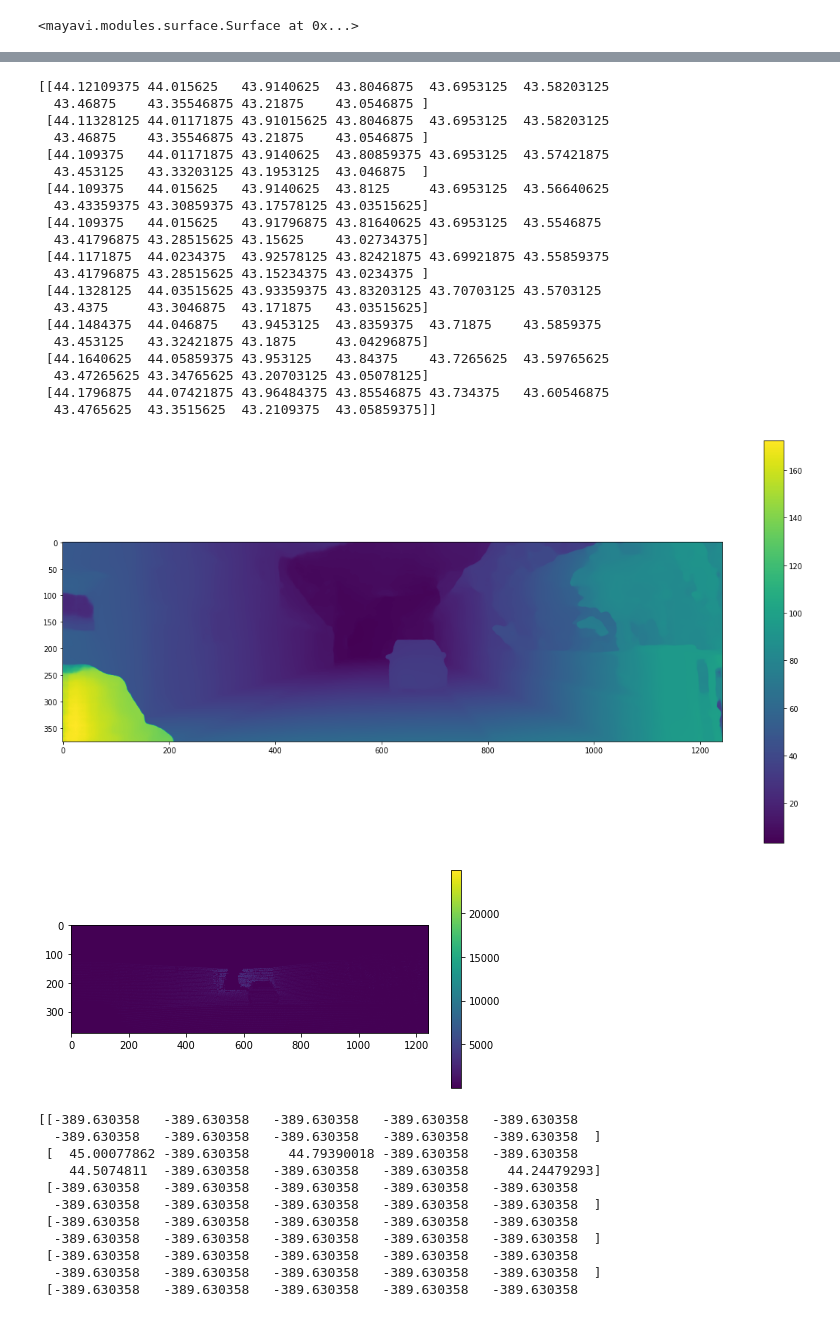
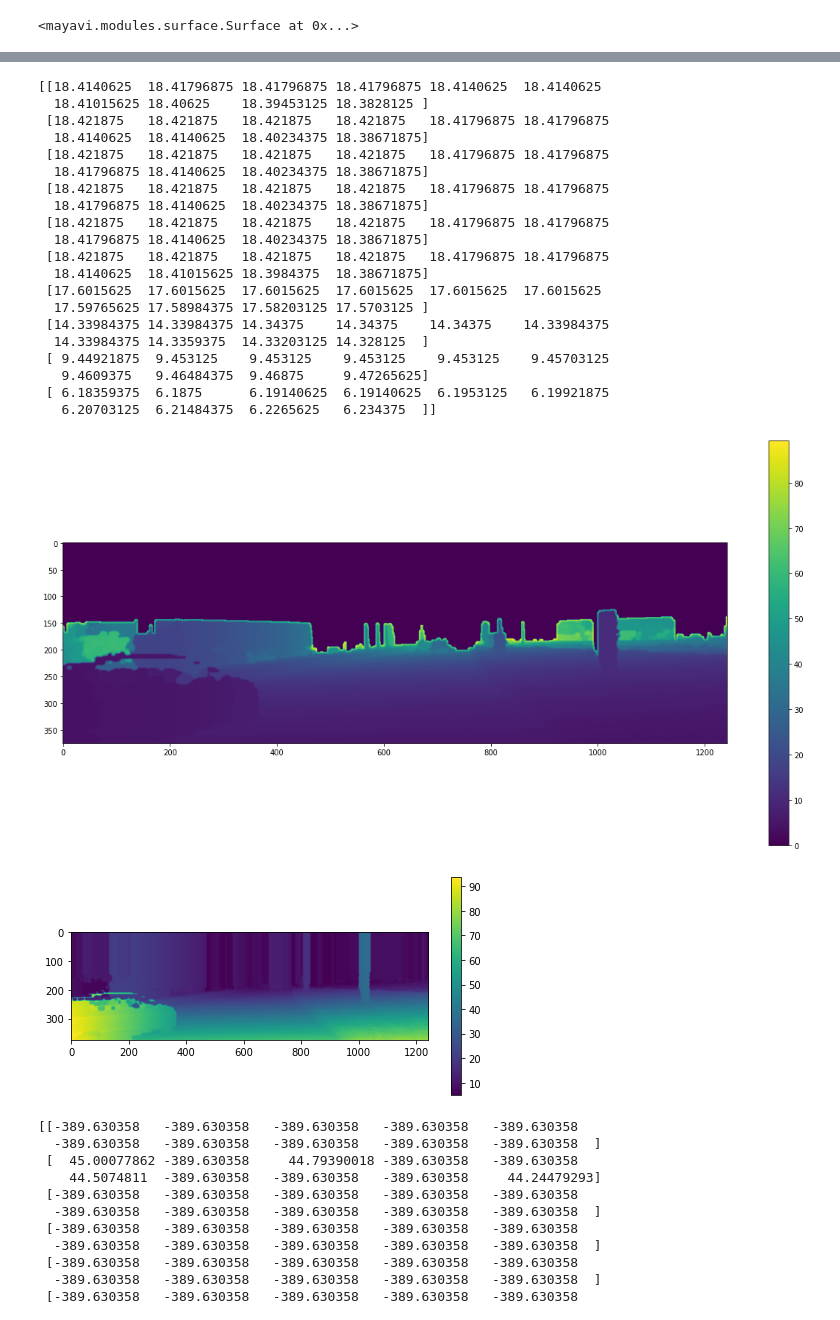
Before and after one commit to maxc303/pseudo_lidar, a Jupyter notebook: test_pipeline.ipynb, the cells around one changed output, grey strips where cells are left out. Saved outputs shown, nothing was run; the diff lists cells and outputs as text; code cells hidden in the pictures.

Commit message:
added filters

```diff
--- a/test_pipeline.ipynb
+++ b/test_pipeline.ipynb
@@ -126,43 +118,46 @@ plt.show()
 # %%
 from matplotlib import pyplot as plt
 
 plt.figure(figsize = (20,10))
 # disp = plt.imread('./result/psmnet_disparity/000003.png')*256
 import imageio
 #disp = imageio.imread('./result/gwcnet12_disparity/000003.png')/256
-# disp = imageio.imread('/home/maxc303/Kitti/data_scene_flow/training/disp_occ_0/000003_10.png')/256
-disp = imageio.imread('/home/maxc303/aer1515/GwcNet/predictions/000003.png')/256
+#disp = imageio.imread('/home/maxc303/aer1515/ip_basic/demos/outputs/depth_test_000/000016.png')/256
+disp = imageio.imread('/home/maxc303/aer1515/ip_basic/demos/outputs/kitti_depth_ipbasic/000016.png')/256
 #disp = imageio.imread('/home/maxc303/Kitti/object/training/disp_pl/000003.png')/256
 
+import scipy as sp
+import scipy.ndimage
+disp = sp.ndimage.maximum_filter(disp,3)
 print(disp[200:210,150:160])
 plt.imshow(disp, cmap="viridis")
 plt.colorbar()
 plt.show()
 
-psmnet_disp = imageio.imread('./result/psmnet_disparity/000003.png')/256
+#psmnet_disp = imageio.imread('./result/psmnet_disparity/000003.png')/256
 gwc_disp = disp
 # %% [output]
-[[44.12109375 44.015625   43.9140625  43.8046875  43.6953125  43.58203125
-  43.46875    43.35546875 43.21875    43.0546875 ]
- [44.11328125 44.01171875 43.91015625 43.8046875  43.6953125  43.58203125
-  43.46875    43.35546875 43.21875    43.0546875 ]
- [44.109375   44.01171875 43.9140625  43.80859375 43.6953125  43.57421875
-  43.453125   43.33203125 43.1953125  43.046875  ]
- [44.109375   44.015625   43.9140625  43.8125     43.6953125  43.56640625
-  43.43359375 43.30859375 43.17578125 43.03515625]
- [44.109375   44.015625   43.91796875 43.81640625 43.6953125  43.5546875
-  43.41796875 43.28515625 43.15625    43.02734375]
- [44.1171875  44.0234375  43.92578125 43.82421875 43.69921875 43.55859375
-  43.41796875 43.28515625 43.15234375 43.0234375 ]
- [44.1328125  44.03515625 43.93359375 43.83203125 43.70703125 43.5703125
-  43.4375     43.3046875  43.171875   43.03515625]
- [44.1484375  44.046875   43.9453125  43.8359375  43.71875    43.5859375
-  43.453125   43.32421875 43.1875     43.04296875]
- [44.1640625  44.05859375 43.953125   43.84375    43.7265625  43.59765625
-  43.47265625 43.34765625 43.20703125 43.05078125]
- [44.1796875  44.07421875 43.96484375 43.85546875 43.734375   43.60546875
-  43.4765625  43.3515625  43.2109375  43.05859375]]
+[[18.4140625  18.41796875 18.41796875 18.41796875 18.4140625  18.4140625
+  18.41015625 18.40625    18.39453125 18.3828125 ]
+ [18.421875   18.421875   18.421875   18.421875   18.41796875 18.41796875
+  18.4140625  18.4140625  18.40234375 18.38671875]
+ [18.421875   18.421875   18.421875   18.421875   18.41796875 18.41796875
+  18.41796875 18.4140625  18.40234375 18.38671875]
+ [18.421875   18.421875   18.421875   18.421875   18.41796875 18.41796875
+  18.41796875 18.4140625  18.40234375 18.38671875]
+ [18.421875   18.421875   18.421875   18.421875   18.41796875 18.41796875
+  18.41796875 18.4140625  18.40234375 18.38671875]
+ [18.421875   18.421875   18.421875   18.421875   18.41796875 18.41796875
+  18.4140625  18.41015625 18.3984375  18.38671875]
+ [17.6015625  17.6015625  17.6015625  17.6015625  17.6015625  17.6015625
+  17.59765625 17.58984375 17.58203125 17.5703125 ]
+ [14.33984375 14.33984375 14.34375    14.34375    14.34375    14.33984375
+  14.33984375 14.3359375  14.33203125 14.328125  ]
+ [ 9.44921875  9.453125    9.453125    9.453125    9.453125    9.45703125
+   9.4609375   9.46484375  9.46875     9.47265625]
+ [ 6.18359375  6.1875      6.19140625  6.19140625  6.1953125   6.19921875
+   6.20703125  6.21484375  6.2265625   6.234375  ]]
-[figure, old version]
+[figure, new version]
 # %%
 calib_file = './KITTI/object/training/calib/000003.txt'
 import sys
@@ -178,7 +173,7 @@ plt.imshow(depth, cmap="viridis")
 plt.colorbar()
 plt.show()
 # %% [output]
-[figure, old version]
+[figure, new version]
 # %%
 import preprocessing.generate_disp as generate_disp
 height, width = depth.shape[:2]
```
Also changed, not shown: parts of 9 cells of this notebook, 27 other files.
